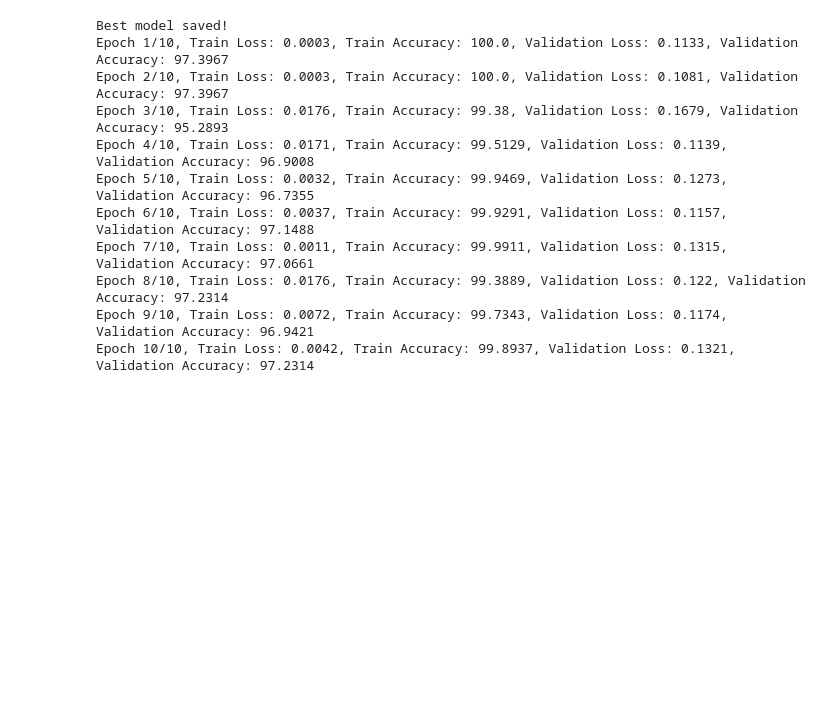
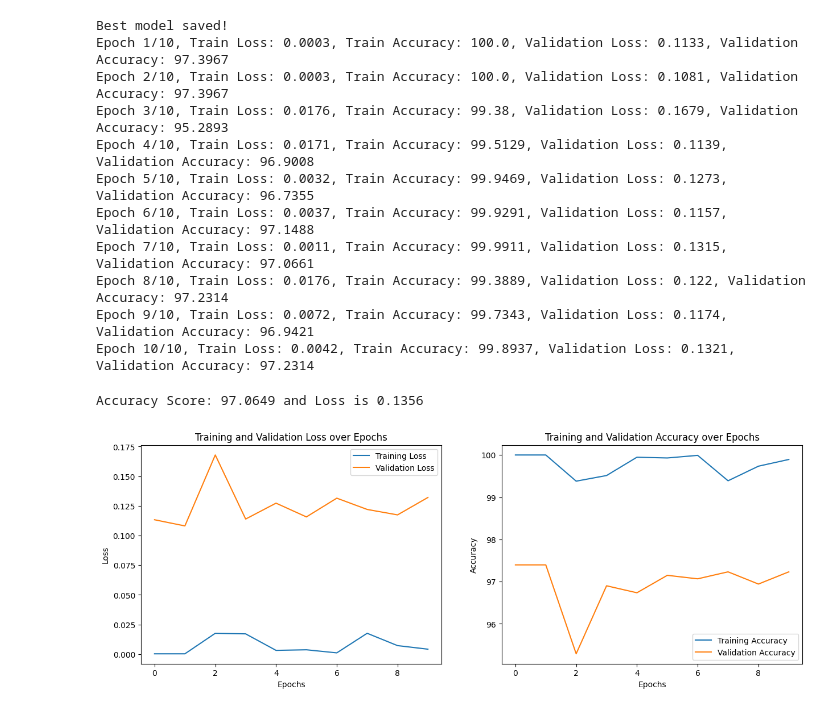
Before and after one commit to Harshit-077/Animal-Face, a Jupyter notebook: AnimalFace.ipynb, the cells around one changed output. Drawn from its saved outputs; the diff is of its cells as text; code cells hidden in the pictures; blank space fills up the shorter version.

Commit message:
Visualization

```diff
--- a/AnimalFace.ipynb
+++ b/AnimalFace.ipynb
@@ -275,3 +275,35 @@ Epoch 7/10, Train Loss: 0.0011, Train Accuracy: 99.9911, Validation Loss: 0.1315
 Epoch 8/10, Train Loss: 0.0176, Train Accuracy: 99.3889, Validation Loss: 0.122, Validation Accuracy: 97.2314
 Epoch 9/10, Train Loss: 0.0072, Train Accuracy: 99.7343, Validation Loss: 0.1174, Validation Accuracy: 96.9421
 Epoch 10/10, Train Loss: 0.0042, Train Accuracy: 99.8937, Validation Loss: 0.1321, Validation Accuracy: 97.2314
+# %%
+with torch.no_grad():
+  total_loss_test = 0
+  total_acc_test = 0
+  for inputs, labels in test_loader:
+    predictions = model(inputs)
+    acc = (torch.argmax(predictions, dim=1) == labels).sum().item()
+    total_acc_test += acc
+    test_loss = criterion(predictions, labels)
+    total_loss_test += test_loss.item()
+print(f"Accuracy Score: {round((total_acc_test/test_dataset.__len__()) * 100, 4)} and Loss is {round(total_loss_test/len(test_loader), 4)}")
+# %% [output]
+Accuracy Score: 97.0649 and Loss is 0.1356
+# %%
+fig, asx = plt.subplots(nrows = 1, ncols = 2, figsize = (15,5))
+asx[0].plot(total_loss_train_plot, label = "Training Loss")
+asx[0].plot(total_loss_val_plot, label = "Validation Loss")
+asx[0].set_title("Training and Validation Loss over Epochs")
+asx[0].set_xlabel('Epochs')
+asx[0].set_ylabel('Loss')
+asx[0].legend()
+
+asx[1].plot(total_acc_train_plot, label = "Training Accuracy")
+asx[1].plot(total_acc_val_plot, label = "Validation Accuracy")
+asx[1].set_title("Training and Validation Accuracy over Epochs")
+asx[1].set_xlabel('Epochs')
+asx[1].set_ylabel('Accuracy')
+asx[1].legend()
+
+plt.show()
+# %% [output]
+[figure, added]
```
